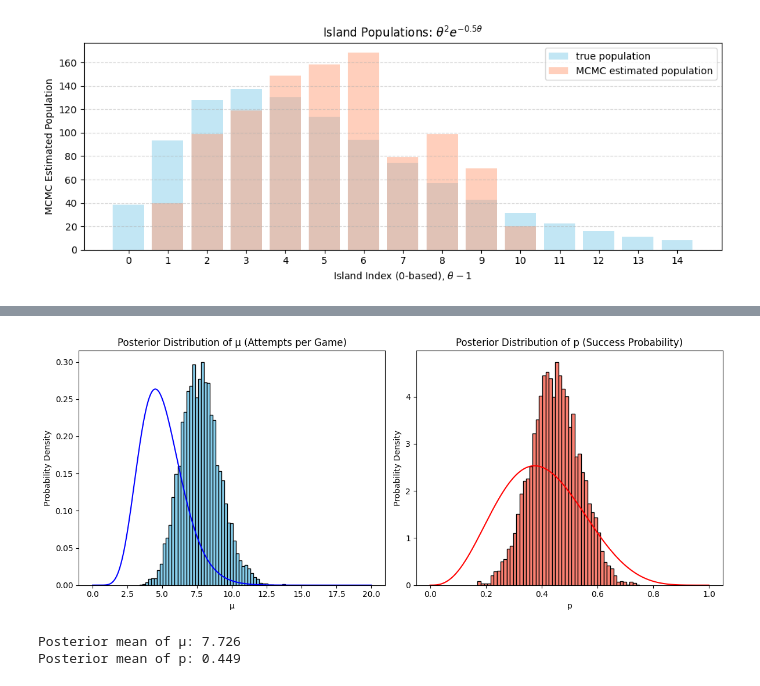
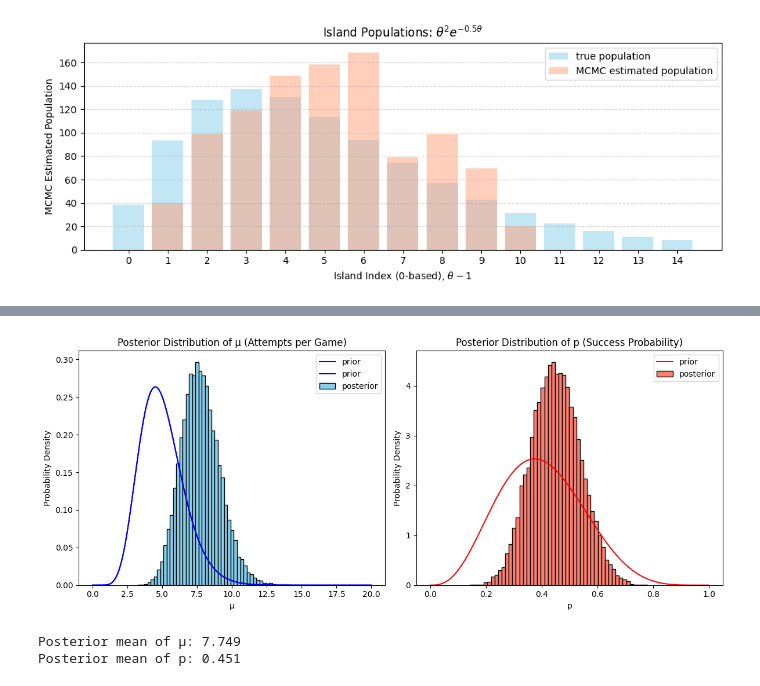
Before and after one commit to alexking100/BayesianInferenceLearning, a Jupyter notebook: web_book_bayesian_inference.ipynb, the cells around one changed output, grey strips where cells are left out. Saved outputs shown, nothing was run; the diff lists cells and outputs as text; code cells hidden in the pictures.

```diff
--- a/web_book_bayesian_inference.ipynb
+++ b/web_book_bayesian_inference.ipynb
@@ -897,33 +925,37 @@ model = pyjags.Model(code=model_string, data=data, chains=3)
 model.update(1000)
 
 # Draw samples from the posterior
-samples = model.sample(2000, vars=['mu', 'p'])
+samples = model.sample(10000, vars=['mu', 'p'])
 
 # Extract and flatten samples for each parameter
 mu_samples = samples['mu'].reshape(-1)
 p_samples = samples['p'].reshape(-1)
 
-# Plot prior distributions
+# Plot prior and posterior distributions
 x_mu = np.linspace(0, 20, 500)
 prior_mu_pdf = scipy.stats.gamma.pdf(x_mu, a=10, scale=1/2)  # Note: scale = 1/rate = 1/2
 
 x_p = np.linspace(0, 1, 500)
 prior_p_pdf = scipy.stats.beta.pdf(x_p, a=4, b=6)
 
+
 # Plot the posterior distributions
 plt.figure(figsize=(12, 5))
 
 plt.subplot(1, 2, 1)
-plt.plot(x_mu, prior_mu_pdf, color='blue')
-plt.hist(mu_samples, bins=50, color='skyblue', edgecolor='black', density=True)
+plt.plot(x_mu, prior_mu_pdf, color='blue', label='prior')
+plt.plot(x_mu, prior_mu_pdf, color='blue', label='prior')
+plt.hist(mu_samples, bins=50, color='skyblue', edgecolor='black', density=True, label='posterior')
 plt.title('Posterior Distribution of μ (Attempts per Game)')
+plt.legend()
 plt.xlabel('μ')
 plt.ylabel('Probability Density')
 
 plt.subplot(1, 2, 2)
-plt.plot(x_p, prior_p_pdf, color='red')
-plt.hist(p_samples, bins=50, color='salmon', edgecolor='black', density=True)
+plt.plot(x_p, prior_p_pdf, color='red', label='prior')
+plt.hist(p_samples, bins=50, color='salmon', edgecolor='black', density=True, label='posterior')
 plt.title('Posterior Distribution of p (Success Probability)')
+plt.legend()
 plt.xlabel('p')
 plt.ylabel('Probability Density')
 
@@ -940,4 +972,4 @@ sampling: iterations 6000 of 6000, elapsed 0:00:00, remaining 0:00:00
-[figure, old version]
+[figure, new version]
-Posterior mean of μ: 7.726
-Posterior mean of p: 0.449
+Posterior mean of μ: 7.749
+Posterior mean of p: 0.451
 # %% [markdown]
```
Also changed, not shown: parts of 9 cells of this notebook.
